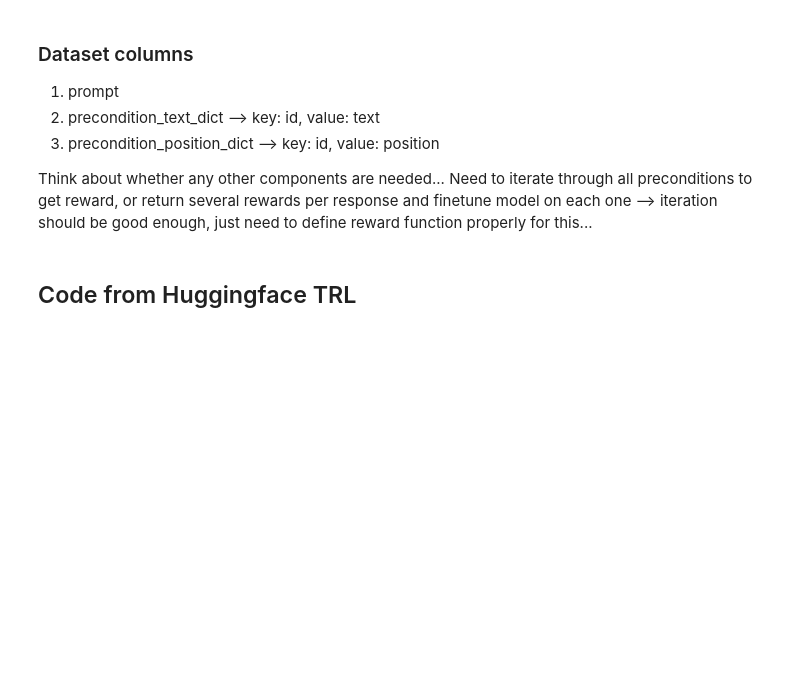
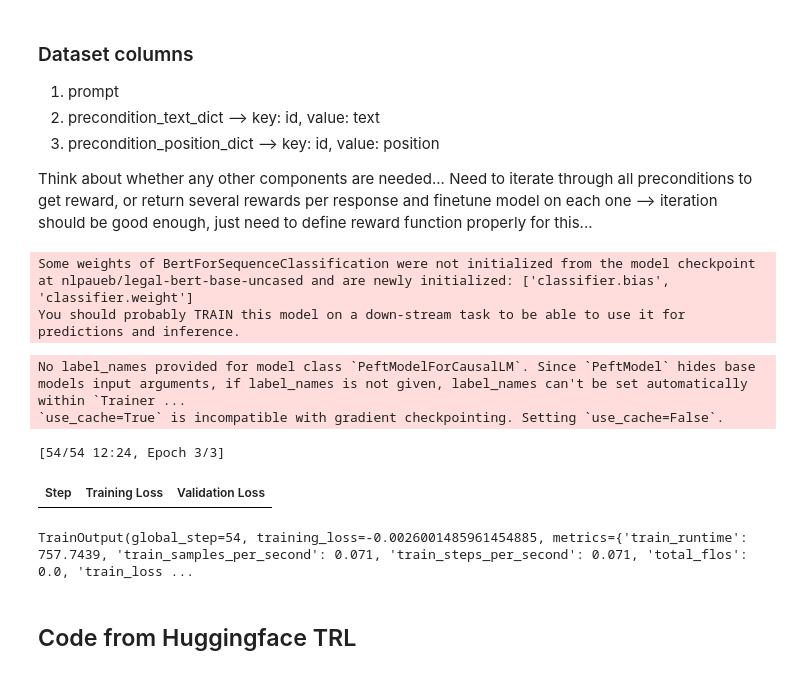
Before and after one commit to JacquesFuerst/RLHF_Legal_Ontology, a Jupyter notebook: rl-training-new/RL-loop.ipynb, the cells around one changed output. Drawn from its saved outputs; the diff is of its cells as text; code cells hidden in the pictures; blank space fills up the shorter version.

Commit message:
RL loop is running properly for GRPO, need to debug tomorrow, implement PPO trainer as well

```diff
--- a/rl-training-new/RL-loop.ipynb
+++ b/rl-training-new/RL-loop.ipynb
@@ -50,12 +54,16 @@ else:
 # %%
-MODEL = os.getenv("GENERATION_MODEL")
+MODEL = os.getenv("GENERATION_MODEL_NAME")
 REWARD_MODEL = os.getenv("REWARD_MODEL_NAME")
 REWARD_MODEL_EXTRACTION_LORA = os.getenv("REWARD_MODEL_EXTRACTION_LORA")
 REWARD_MODEL_DETECTION_LORA = os.getenv("REWARD_MODEL_DETECTION_LORA")
 RL_TOKENIZATION = "best_window"
-MAX_LENGTH = os.getenv("RL_MAX_LENGTH")
-STRIDE = os.getenv("RL_STRIDE")
+MAX_LENGTH = int(os.getenv("RL_MAX_LENGTH"))
+STRIDE = int(os.getenv("RL_STRIDE"))
 PROMPT_DATASET = os.getenv("PROMPT_DATASET_CSV")
+DETECTION_DIFFERENCE = int(os.getenv("DETECTION_DIFFERENCE"))
+WEIGHT_EXTRACTION = float(os.getenv("WEIGHT_EXTRACTION"))
+WEIGHT_DETECTION = float(os.getenv("WEIGHT_DETECTION"))
+RL_TRAINING_FILES = os.getnev("RL_TRAINING_FILES")
 # %% [markdown]
 # RL Training loop
 # %% [markdown]
@@ -86,12 +110,15 @@ tokenizer = AutoTokenizer.from_pretrained(MODEL)
 base_model = AutoModelForSequenceClassification.from_pretrained(REWARD_MODEL, num_labels=1)
 reward_tokenizer = AutoTokenizer.from_pretrained(REWARD_MODEL)
 
-extraction_model = PeftModel.from_pretrained(base_model, REWARD_MODEL_EXTRACTION_LORA)
-extraction_model = extraction_model.merge_and_unload()
+extraction_model = PeftModel.from_pretrained(base_model, REWARD_MODEL_EXTRACTION_LORA).to(device)
+# extraction_model = extraction_model.merge_and_unload()
 
-detection_model = PeftModel.from_pretrained(base_model, REWARD_MODEL_DETECTION_LORA)
-detection_model = detection_model.merge_and_unload()
+detection_model = PeftModel.from_pretrained(base_model, REWARD_MODEL_DETECTION_LORA).to(device)
+# detection_model = detection_model.merge_and_unload()
 
 
 # Create the custom reward function
-reward_function = CustomRewardFunction(extraction_model, detection_model, reward_tokenizer, int(MAX_LENGTH), int(STRIDE), RL_TOKENIZATION, device)
+reward_function = CustomRewardFunction(extraction_model, detection_model, reward_tokenizer, MAX_LENGTH, STRIDE, RL_TOKENIZATION, device, weight_extraction=WEIGHT_EXTRACTION, weight_detection=WEIGHT_DETECTION, detection_difference=DETECTION_DIFFERENCE)
+# %% [output]
+Some weights of BertForSequenceClassification were not initialized from the model checkpoint at nlpaueb/legal-bert-base-uncased and are newly initialized: ['classifier.bias', 'classifier.weight']
+You should probably TRAIN this model on a down-stream task to be able to use it for predictions and inference.
@@ -98,41 +127,56 @@ reward_function = CustomRewardFunction(extraction_model, detection_model, reward
 # %%
-# Define GRPO config
-grpo_config = {
-    "batch_size": 32,
-    "learning_rate": 1e-5,
-    "gamma": 0.99,  # Discount factor
-    "clip_range": 0.2,  # Similar to PPO
-}
+# # Define GRPO config
+# grpo_config = {
+#     "batch_size": 32,
+#     "learning_rate": 1e-5,
+#     "gamma": 0.99,  # Discount factor
+#     "clip_range": 0.2,  # Similar to PPO
+# }
+
+lora_config = LoraConfig(
+    r=8,
+    lora_alpha=16,
+    lora_dropout=0.1,
+    bias="none",
+    task_type='CAUSAL_LM',  # For GPT-style models
+)
 
 training_args = GRPOConfig(
-    output_dir="Mistral-7B-Instruct-v0.3-GRPO",
+    output_dir=RL_TRAINING_FILES,
     logging_steps=10,
     gradient_checkpointing=True,
     learning_rate=1e-5,
     num_train_epochs=3,
     weight_decay=0.01,
     warmup_steps=100,
     logging_dir="logs",
     save_steps=1000,
     save_total_limit=2,
-    evaluation_strategy="steps",
+    eval_strategy="steps",
     eval_steps=100,
     load_best_model_at_end=True,
     metric_for_best_model="eval_loss",
     )
 
 # Initialize GRPO trainer
 trainer = GRPOTrainer(
     model=model,
-    tokenizer=tokenizer,
     reward_funcs=reward_function,
-    reward_weights=[1.0, 1.0],
+    train_dataset=final_splits['train'],
+    eval_dataset=final_splits['validation'],
     args=training_args,
-    **grpo_config
+    # **grpo_config
+    peft_config=lora_config
 )
 
 # Train
-trainer.train(prompt_dataset)
+trainer.train()
+# %% [output]
+No label_names provided for model class `PeftModelForCausalLM`. Since `PeftModel` hides base models input arguments, if label_names is not given, label_names can't be set automatically within `Trainer ...
+`use_cache=True` is incompatible with gradient checkpointing. Setting `use_cache=False`.
+[54/54 12:24, Epoch 3/3]
+| Step | Training Loss | Validation Loss |
+TrainOutput(global_step=54, training_loss=-0.0026001485961454885, metrics={'train_runtime': 757.7439, 'train_samples_per_second': 0.071, 'train_steps_per_second': 0.071, 'total_flos': 0.0, 'train_loss ...
 # %% [markdown]
 ## Code from Huggingface TRL
 # %% [markdown]
```
Also changed, not shown: parts of 6 cells of this notebook, 3 other files.
